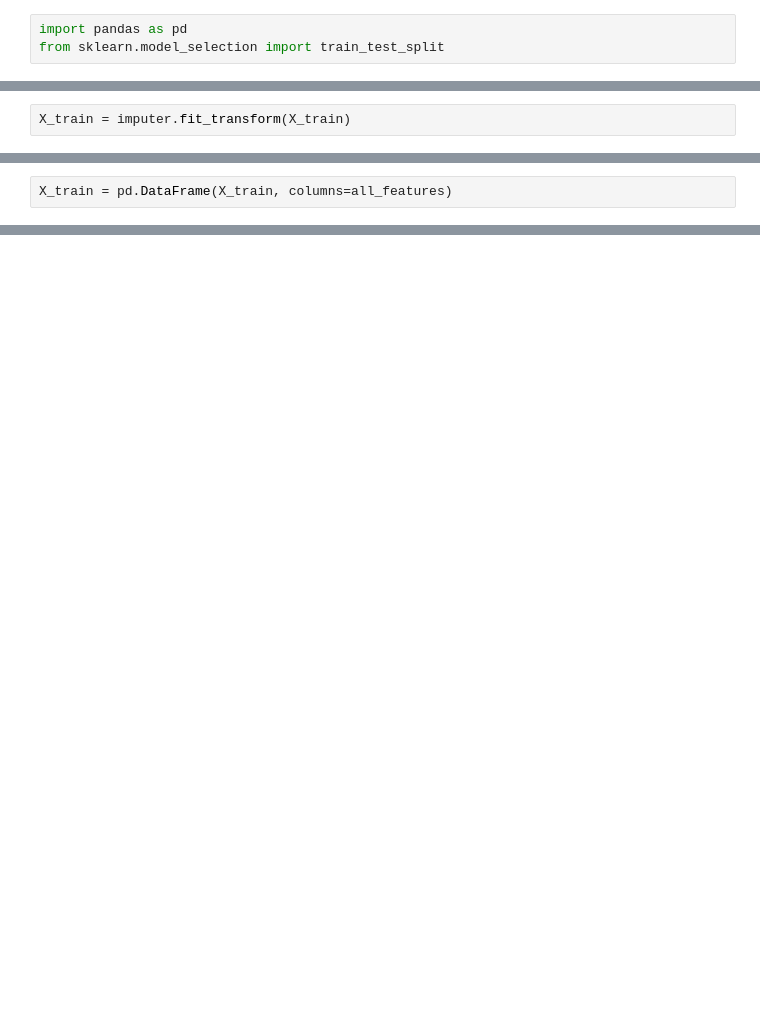
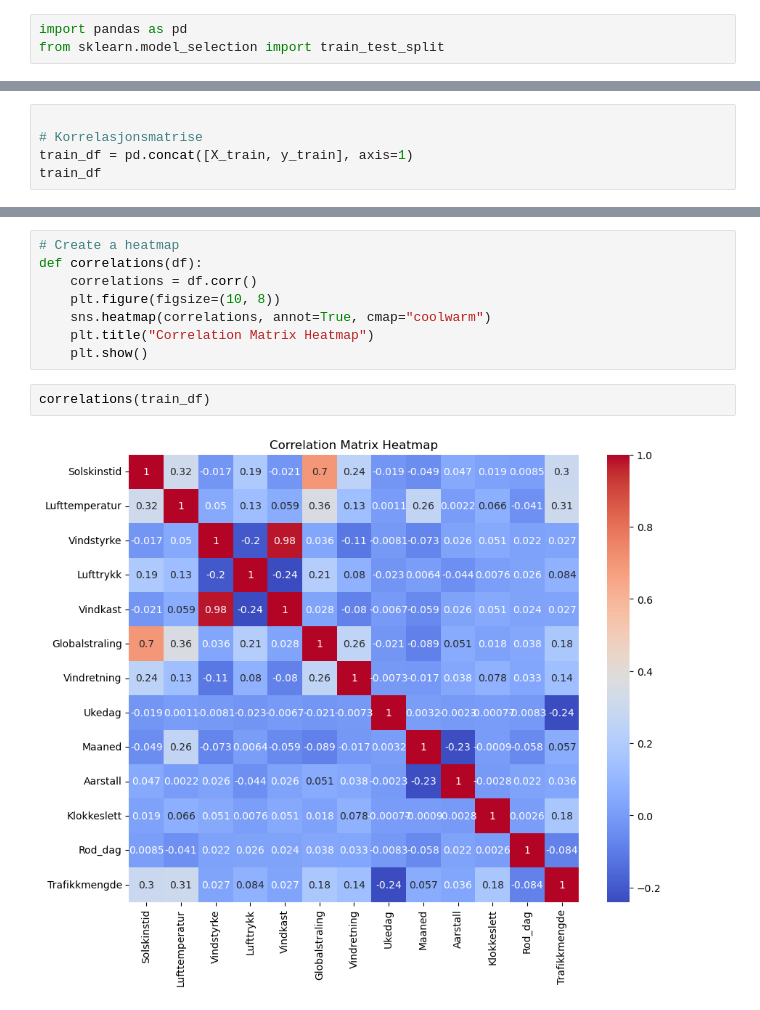
Before and after one commit to auroraingebrigtsen/INF161-project, a Jupyter notebook: temp.ipynb, the cells around one changed output, grey strips where cells are left out. Saved outputs shown, nothing was run; the diff lists cells and outputs as text; blank space fills up the shorter version.

```diff
--- a/temp.ipynb
+++ b/temp.ipynb
@@ -134,2 +51,0 @@ pandas.core.frame.DataFrame
-# %%
-X_train = imputer.fit_transform(X_train)
@@ -140,2 +51,0 @@ numpy.ndarray
-# %%
-X_train = pd.DataFrame(X_train, columns=all_features)
@@ -157,0 +52,5 @@ Index(['Solskinstid', 'Lufttemperatur', 'Vindstyrke', 'Lufttrykk',
+# %%
+
+# Korrelasjonsmatrise
+train_df = pd.concat([X_train, y_train], axis=1)
+train_df
@@ -157,0 +94,12 @@ Index(['Solskinstid', 'Lufttemperatur', 'Vindstyrke', 'Lufttrykk',
+# %%
+# Create a heatmap
+def correlations(df):
+    correlations = df.corr()
+    plt.figure(figsize=(10, 8))
+    sns.heatmap(correlations, annot=True, cmap="coolwarm")
+    plt.title("Correlation Matrix Heatmap")
+    plt.show()
+# %%
+correlations(train_df)
+# %% [output]
+[figure, added]
```
Also changed, not shown: parts of 22 cells of this notebook, 5 other files.
